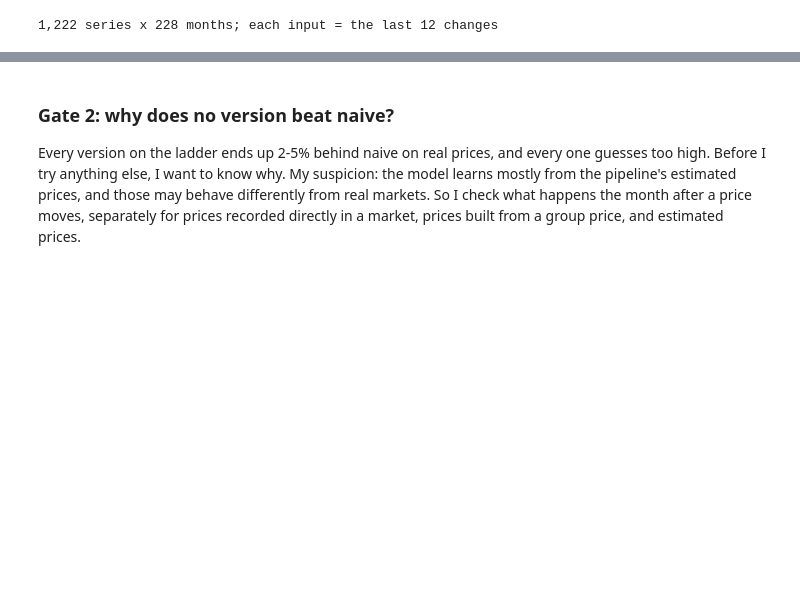
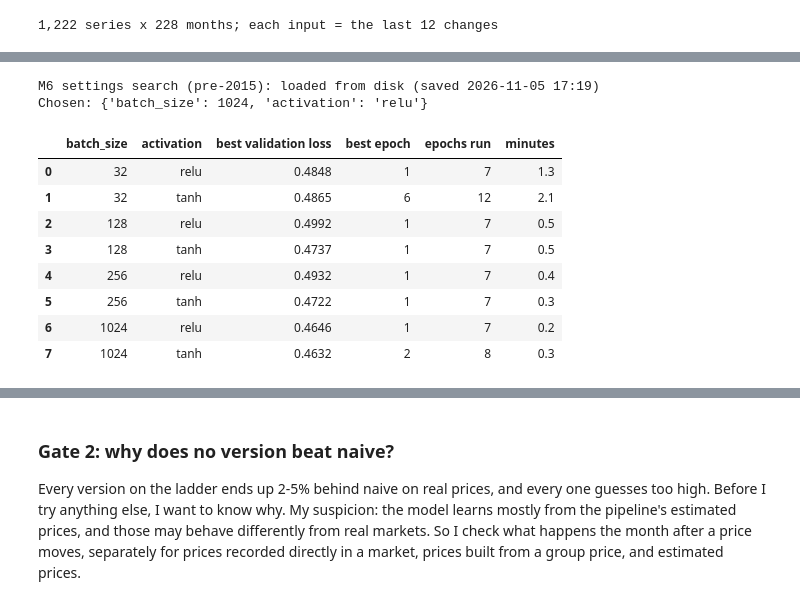
Before and after one commit to samerickwaks/sokoradar, a Jupyter notebook: notebooks/modelling/02_model_build.ipynb, the cells around one changed output, grey strips where cells are left out. Drawn from its saved outputs; the diff is of its cells as text; code cells hidden in the pictures; blank space fills up the shorter version.

```diff
--- a/notebooks/modelling/02_model_build.ipynb
+++ b/notebooks/modelling/02_model_build.ipynb
@@ -1688,0 +1702,49 @@ def make_lstm(weight, settings=LSTM_SETTINGS):
+# %%
+# M6 step 2b: try every batch size x hidden activation on pre-2015 data (learn 2006-2013, validate on 2013); keep the best
+import time
+SEARCH = [dict(batch_size=b, activation=a) for b in [32, 128, 256, 1024] for a in ["relu", "tanh"]]
+
+def search_lstm_settings():
+    learn_2014, forecast_2014 = fold(2014)
+    rows = []
+    for option in SEARCH:
+        start = time.time()
+        make_lstm(BEST_WEIGHT, {**LSTM_SETTINGS, **option})(learn_2014, forecast_2014)
+        h = LSTM_HISTORIES[-1]["history"]
+        rows.append({**option, "best validation loss": min(h["val_loss"]),
+                     "best epoch": int(np.argmin(h["val_loss"])) + 1, "epochs run": len(h["val_loss"]),
+                     "minutes": round((time.time() - start) / 60, 1), "history": h})
+    return pd.DataFrame(rows)
+
+lstm_search = cached("M6 settings search (pre-2015)",
+                     {"search": SEARCH, "base": LSTM_SETTINGS, "weight": BEST_WEIGHT, "lookback": LOOKBACK, "code": "lstm-v2",
+                      "data_hash": int(pd.util.hash_pandas_object(prices[["series", "month", "price_kes", "observed"]], index=False).sum())},
+                     search_lstm_settings)
+
+best_loss = lstm_search["best validation loss"].min()
+close = lstm_search[lstm_search["best validation loss"] <= best_loss * 1.005]            # within 0.5% of the best
+chosen = close.sort_values(["minutes", "best validation loss"]).iloc[0]   # fastest; lower loss breaks ties
+M6_SETTINGS = {**LSTM_SETTINGS, "batch_size": int(chosen["batch_size"]), "activation": chosen["activation"]}
+log_decision(
+    "M6 batch size and activation",
+    "Which batch size and hidden activation should the LSTM use?",
+    "Pre-2015 search (learn 2006-2013, validate 2013): " + "; ".join(
+        f"batch {r['batch_size']} {r['activation']}: {r['best validation loss']:.4f} in {r['minutes']} min"
+        for _, r in lstm_search.iterrows()),
+    f"Batch size {M6_SETTINGS['batch_size']}, {M6_SETTINGS['activation']} (lowest validation loss, or within 0.5% of it and fastest)",
+    "Guessing (1024 was first chosen only for speed); choosing on the backtest years",
+)
+print("Chosen:", {k: M6_SETTINGS[k] for k in ("batch_size", "activation")})
+lstm_search.drop(columns="history").round({"best validation loss": 4})
+# %% [output]
+M6 settings search (pre-2015): loaded from disk (saved 2026-11-05 17:19)
+Chosen: {'batch_size': 1024, 'activation': 'relu'}
+|  | batch_size | activation | best validation loss | best epoch | epochs run | minutes |
+| 0 | 32 | relu | 0.4848 | 1 | 7 | 1.3 |
+| 1 | 32 | tanh | 0.4865 | 6 | 12 | 2.1 |
+| 2 | 128 | relu | 0.4992 | 1 | 7 | 0.5 |
+| 3 | 128 | tanh | 0.4737 | 1 | 7 | 0.5 |
+| 4 | 256 | relu | 0.4932 | 1 | 7 | 0.4 |
+| 5 | 256 | tanh | 0.4722 | 1 | 7 | 0.3 |
+| 6 | 1024 | relu | 0.4646 | 1 | 7 | 0.2 |
+| 7 | 1024 | tanh | 0.4632 | 2 | 8 | 0.3 |
```
Also changed, not shown: parts of 14 cells of this notebook.
